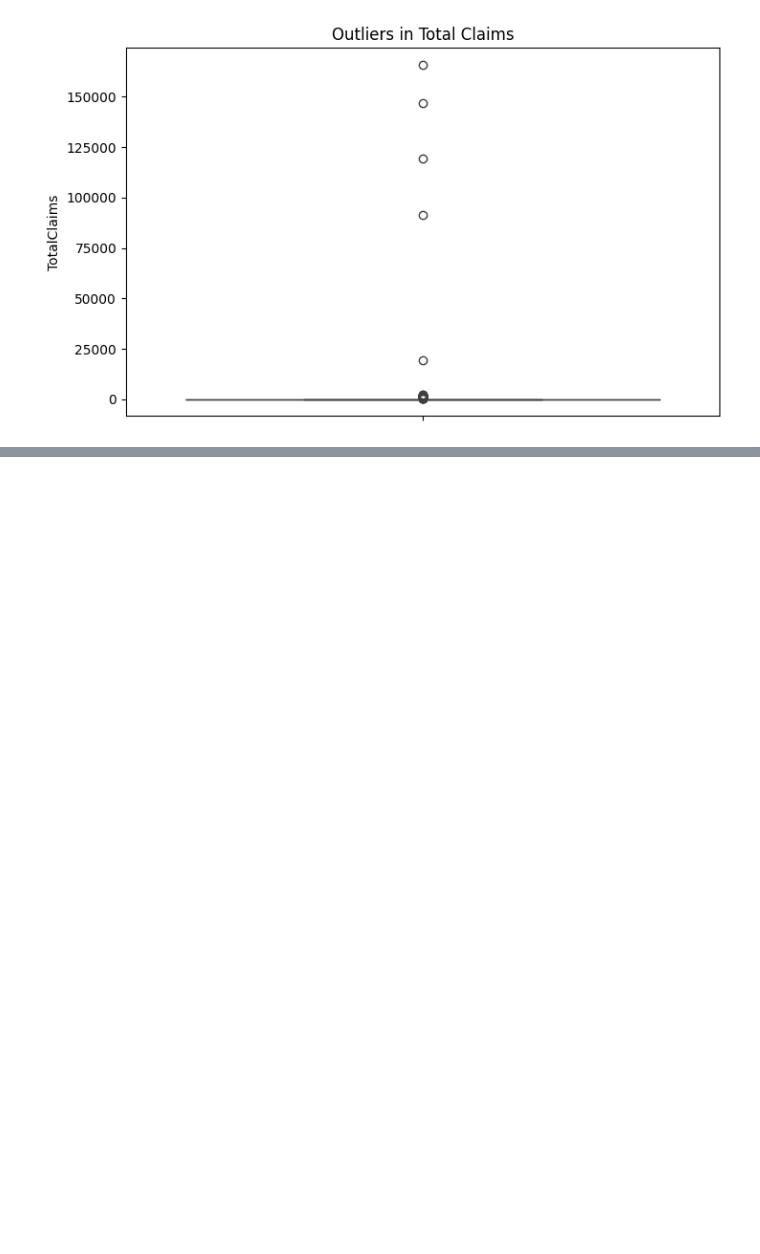
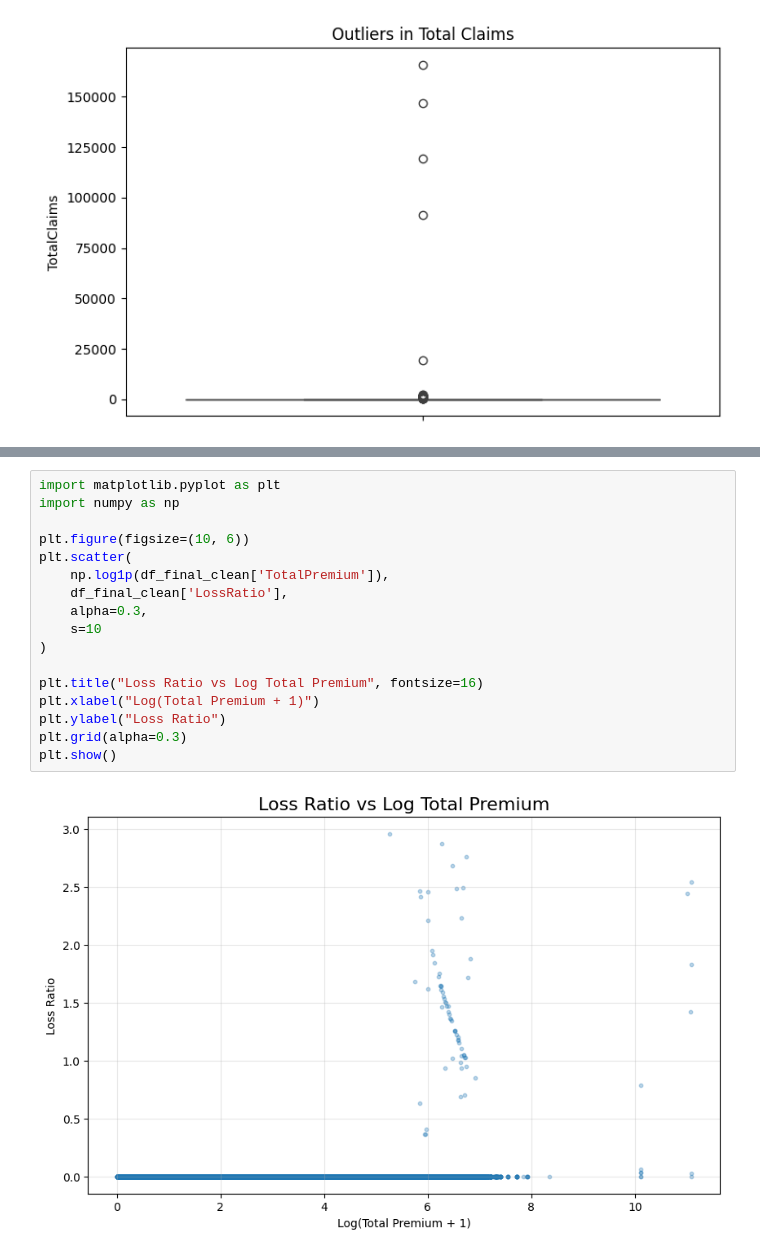
Before and after one commit to Feven777/Risk-Analytics-Predictive-Modeling, a Jupyter notebook: notebook/EDA_task1.ipynb, the cells around one changed output, grey strips where cells are left out. Drawn from its saved outputs; the diff is of its cells as text; blank space fills up the shorter version.

Commit message:
add plots that capture insights

```diff
--- a/notebook/EDA_task1.ipynb
+++ b/notebook/EDA_task1.ipynb
@@ -320,0 +360,19 @@ plt.show()
+# %%
+import matplotlib.pyplot as plt
+import numpy as np
+
+plt.figure(figsize=(10, 6))
+plt.scatter(
+    np.log1p(df_final_clean['TotalPremium']),
+    df_final_clean['LossRatio'],
+    alpha=0.3,
+    s=10
+)
+
+plt.title("Loss Ratio vs Log Total Premium", fontsize=16)
+plt.xlabel("Log(Total Premium + 1)")
+plt.ylabel("Loss Ratio")
+plt.grid(alpha=0.3)
+plt.show()
+# %% [output]
+[figure, added]
```
Also changed, not shown: parts of 5 cells of this notebook.
